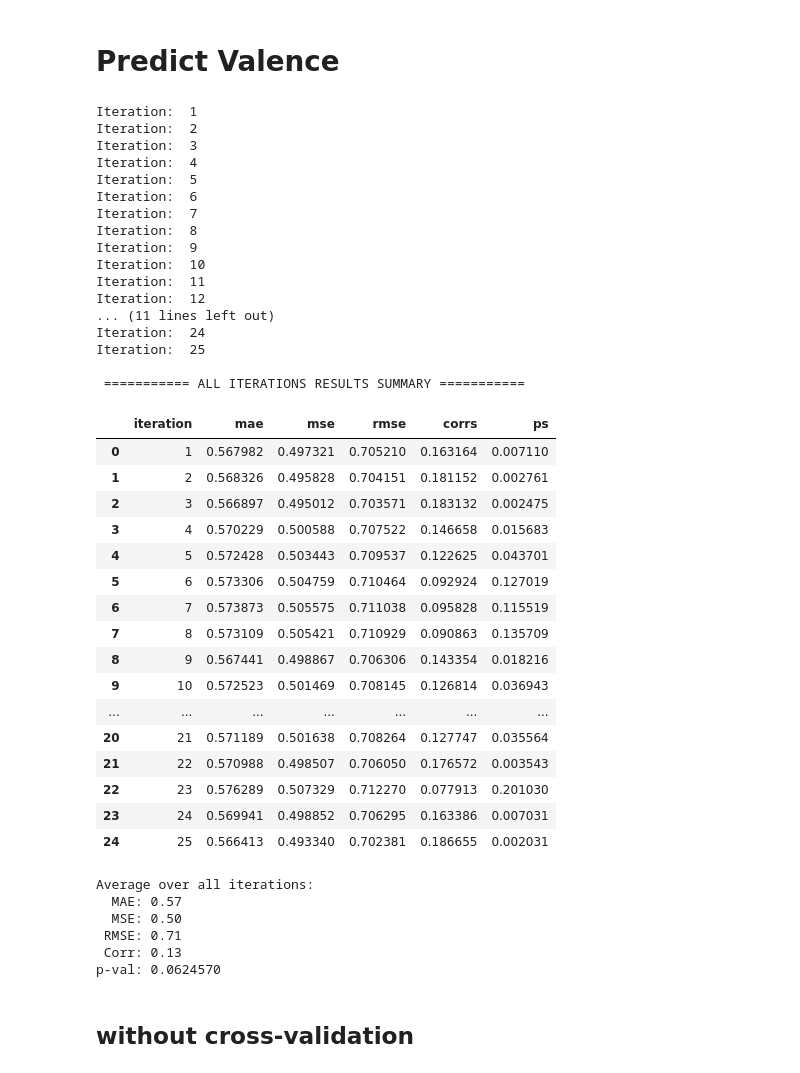
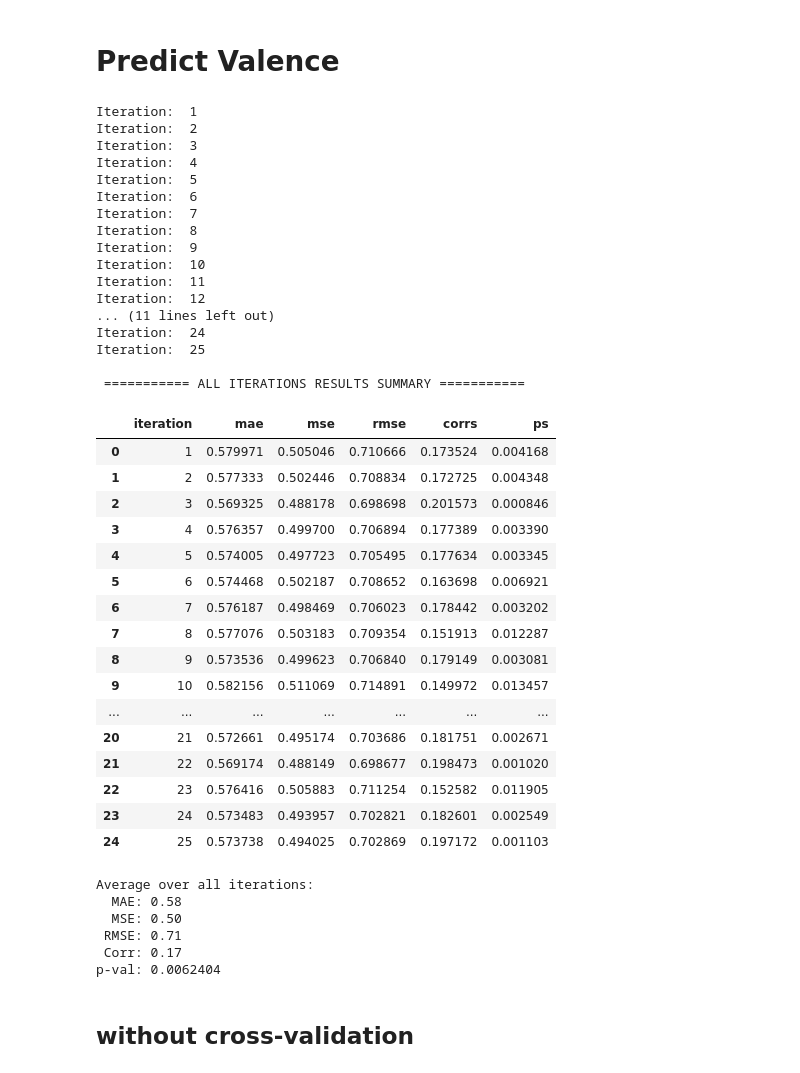
Before and after one commit to julialromero/Collaborative-Problem-Solving, a Jupyter notebook: run_regression.ipynb, the cells around one changed output. Saved outputs shown, nothing was run; the diff lists cells and outputs as text; code cells hidden in the pictures.

```diff
--- a/run_regression.ipynb
+++ b/run_regression.ipynb
@@ -64,7 +65,7 @@ shuffled = False
 chance = False
 num_iters = 25
 num_folds = 10
-model = "RFR"
+model = "LR"
 
 if shuffled:
     dfData = pd.merge(dfShuffMeasures, dfLabels, on=['GROUPID', 'block'], how='inner')
@@ -78,6 +79,10 @@ elif chance:
 else:
     dfData = pd.merge(dfMeasures, dfLabels, on=['GROUPID', 'block'], how='inner')
 
+# Add on binary task score
+median = dfData['task_score'].median()
+dfData['task_score_bin'] = np.where(dfData['task_score'] <= median, 0, 1)
+
 
 print("dfData shape: ", dfData.shape)
 display(dfData)
@@ -294,6 +218,9 @@ for i in range(num_iters):
 
     elif model == "SVR":
         model_task_score = SVR()
+
+    elif model == "LR":
+        model_task_score = LinearRegression()
 
 
     # Get fold groups
@@ -367,12 +294,12 @@ for i in range(num_iters):
 #     # END PLOTTING
 
 
-    if shuffled:
-        dfTruevPred.to_csv(TASK_SCORE_RESULTS + "RAW_SHUFFLED/" + model + "/" + model + "_TaskScore_True_vs_Pred_SHUFF_" + str(i+1) + ".csv", index=False)
-    elif chance:
-        dfTruevPred.to_csv(TASK_SCORE_RESULTS + "RAW_CHANCE/" + model + "/" + model + "_TaskScore_True_vs_Pred_CHANCE_" + str(i+1) + ".csv", index=False)
-    else:
-        dfTruevPred.to_csv(TASK_SCORE_RESULTS + "RAW/" + model + "/" + model + "_TaskScore_True_vs_Pred_" + str(i+1) + ".csv", index=False)
+#     if shuffled:
+#         dfTruevPred.to_csv(TASK_SCORE_RESULTS + "RAW_SHUFFLED/" + model + "/" + model + "_TaskScore_True_vs_Pred_SHUFF_" + str(i+1) + ".csv", index=False)
+#     elif chance:
+#         dfTruevPred.to_csv(TASK_SCORE_RESULTS + "RAW_CHANCE/" + model + "/" + model + "_TaskScore_True_vs_Pred_CHANCE_" + str(i+1) + ".csv", index=False)
+#     else:
+#         dfTruevPred.to_csv(TASK_SCORE_RESULTS + "RAW/" + model + "/" + model + "_TaskScore_True_vs_Pred_" + str(i+1) + ".csv", index=False)
 
 
 
@@ -400,12 +327,12 @@ dfMetrics = pd.DataFrame({'iteration': [i for i in range(1,num_iters+1)], \
 
 display(dfMetrics)
 
-if shuffled:
-    dfMetrics.to_csv(TASK_SCORE_RESULTS + "RAW_SHUFFLED/" + model + "/" + model + "_TaskScore_Metrics_SHUFF.csv", index=False)
-elif chance:
-    dfMetrics.to_csv(TASK_SCORE_RESULTS + "RAW_CHANCE/" + model + "/" + model + "_TaskScore_Metrics_CHANCE.csv", index=False)
-else:
-    dfMetrics.to_csv(TASK_SCORE_RESULTS + "RAW/" + model + "/" + model + "_TaskScore_Metrics.csv", index=False)
+# if shuffled:
+#     dfMetrics.to_csv(TASK_SCORE_RESULTS + "RAW_SHUFFLED/" + model + "/" + model + "_TaskScore_Metrics_SHUFF.csv", index=False)
+# elif chance:
+#     dfMetrics.to_csv(TASK_SCORE_RESULTS + "RAW_CHANCE/" + model + "/" + model + "_TaskScore_Metrics_CHANCE.csv", index=False)
+# else:
+#     dfMetrics.to_csv(TASK_SCORE_RESULTS + "RAW/" + model + "/" + model + "_TaskScore_Metrics.csv", index=False)
 
 
 print("Average over all iterations:")
@@ -414,6 +341,10 @@ print("%6s %.2f" % ("MSE:", np.mean(dfMetrics['mse'])))
 print("%6s %.2f" % ("RMSE:", np.mean(dfMetrics['rmse'])))
 print("%6s %.2f" % ("Corr:", np.mean(dfMetrics['corrs'])))
 print("%6s %.7f" % ("p-val:", np.mean(dfMetrics['ps'])))
+
+# Get median iterations
+med_corr_idx = np.argsort(corrs)[len(corrs)//2]
+print("\nMedian iteration number: ", med_corr_idx+1)
 # %% [output]
 Iteration:  1
 Iteration:  2
@@ -496,6 +577,9 @@ for i in range(num_iters):
                                            max_features='sqrt')
     elif model == "SVR":
         model_subj_out = SVR()
+
+    elif model == "LR":
+        model_subj_out = LinearRegression()
 
     # Get fold groups
     fold_groups = folds_dict_list[i]
@@ -692,6 +776,9 @@ for i in range(num_iters):
                                            max_features='sqrt')
     elif model == "SVR":
         model_valence = SVR()
+
+    elif model == "LR":
+        model_valence = LinearRegression()
 
     # Get fold groups
     fold_groups = folds_dict_list[i]
@@ -798,55 +885,55 @@ if shuffled:
 elif chance:
     dfMetrics.to_csv(VALENCE_RESULTS + "RAW_CHANCE/" + model + "/" + model + "_Valence_Metrics_CHANCE.csv", index=False)
 else:
     dfMetrics.to_csv(VALENCE_RESULTS + "RAW/" + model + "/" + model + "_Valence_Metrics.csv", index=False)
 
 print("Average over all iterations:")
 print("%6s %.2f" % ("MAE:", np.mean(dfMetrics['mae'])))
 print("%6s %.2f" % ("MSE:", np.mean(dfMetrics['mse'])))
 print("%6s %.2f" % ("RMSE:", np.mean(dfMetrics['rmse'])))
 print("%6s %.2f" % ("Corr:", np.mean(dfMetrics['corrs'])))
 print("%6s %.7f" % ("p-val:", np.mean(dfMetrics['ps'])))
 # %% [output]
 Iteration:  1
 Iteration:  2
 Iteration:  3
 Iteration:  4
 Iteration:  5
 Iteration:  6
 Iteration:  7
 Iteration:  8
 Iteration:  9
 Iteration:  10
 Iteration:  11
 Iteration:  12
 ... (11 lines left out)
 Iteration:  24
 Iteration:  25
 
  =========== ALL ITERATIONS RESULTS SUMMARY ===========
 |  | iteration | mae | mse | rmse | corrs | ps |
-| 0 | 1 | 0.567982 | 0.497321 | 0.705210 | 0.163164 | 0.007110 |
-| 1 | 2 | 0.568326 | 0.495828 | 0.704151 | 0.181152 | 0.002761 |
-| 2 | 3 | 0.566897 | 0.495012 | 0.703571 | 0.183132 | 0.002475 |
-| 3 | 4 | 0.570229 | 0.500588 | 0.707522 | 0.146658 | 0.015683 |
-| 4 | 5 | 0.572428 | 0.503443 | 0.709537 | 0.122625 | 0.043701 |
-| 5 | 6 | 0.573306 | 0.504759 | 0.710464 | 0.092924 | 0.127019 |
-| 6 | 7 | 0.573873 | 0.505575 | 0.711038 | 0.095828 | 0.115519 |
-| 7 | 8 | 0.573109 | 0.505421 | 0.710929 | 0.090863 | 0.135709 |
-| 8 | 9 | 0.567441 | 0.498867 | 0.706306 | 0.143354 | 0.018216 |
-| 9 | 10 | 0.572523 | 0.501469 | 0.708145 | 0.126814 | 0.036943 |
+| 0 | 1 | 0.579971 | 0.505046 | 0.710666 | 0.173524 | 0.004168 |
+| 1 | 2 | 0.577333 | 0.502446 | 0.708834 | 0.172725 | 0.004348 |
+| 2 | 3 | 0.569325 | 0.488178 | 0.698698 | 0.201573 | 0.000846 |
+| 3 | 4 | 0.576357 | 0.499700 | 0.706894 | 0.177389 | 0.003390 |
+| 4 | 5 | 0.574005 | 0.497723 | 0.705495 | 0.177634 | 0.003345 |
+| 5 | 6 | 0.574468 | 0.502187 | 0.708652 | 0.163698 | 0.006921 |
+| 6 | 7 | 0.576187 | 0.498469 | 0.706023 | 0.178442 | 0.003202 |
+| 7 | 8 | 0.577076 | 0.503183 | 0.709354 | 0.151913 | 0.012287 |
+| 8 | 9 | 0.573536 | 0.499623 | 0.706840 | 0.179149 | 0.003081 |
+| 9 | 10 | 0.582156 | 0.511069 | 0.714891 | 0.149972 | 0.013457 |
 | ... | ... | ... | ... | ... | ... | ... |
-| 20 | 21 | 0.571189 | 0.501638 | 0.708264 | 0.127747 | 0.035564 |
-| 21 | 22 | 0.570988 | 0.498507 | 0.706050 | 0.176572 | 0.003543 |
-| 22 | 23 | 0.576289 | 0.507329 | 0.712270 | 0.077913 | 0.201030 |
-| 23 | 24 | 0.569941 | 0.498852 | 0.706295 | 0.163386 | 0.007031 |
-| 24 | 25 | 0.566413 | 0.493340 | 0.702381 | 0.186655 | 0.002031 |
+| 20 | 21 | 0.572661 | 0.495174 | 0.703686 | 0.181751 | 0.002671 |
+| 21 | 22 | 0.569174 | 0.488149 | 0.698677 | 0.198473 | 0.001020 |
+| 22 | 23 | 0.576416 | 0.505883 | 0.711254 | 0.152582 | 0.011905 |
+| 23 | 24 | 0.573483 | 0.493957 | 0.702821 | 0.182601 | 0.002549 |
+| 24 | 25 | 0.573738 | 0.494025 | 0.702869 | 0.197172 | 0.001103 |
 Average over all iterations:
-  MAE: 0.57
+  MAE: 0.58
   MSE: 0.50
  RMSE: 0.71
- Corr: 0.13
-p-val: 0.0624570
+ Corr: 0.17
+p-val: 0.0062404
 # %% [markdown]
 ## without cross-validation
 # %%
```
Also changed, not shown: parts of 12 cells of this notebook.
